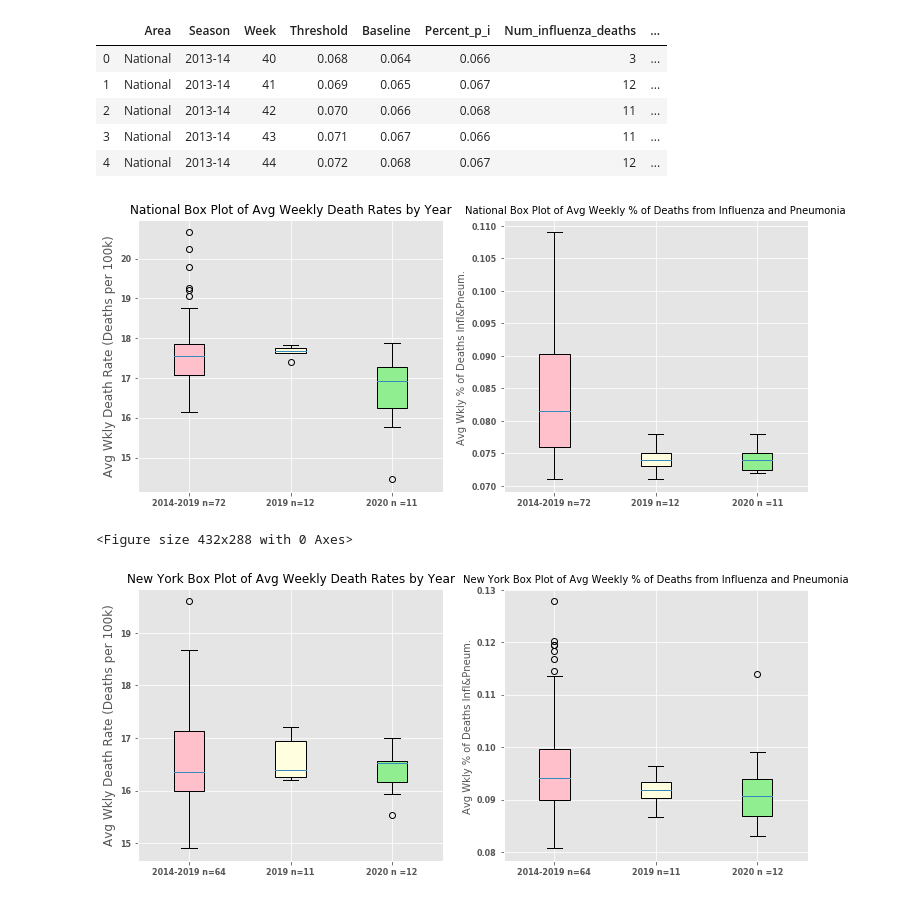
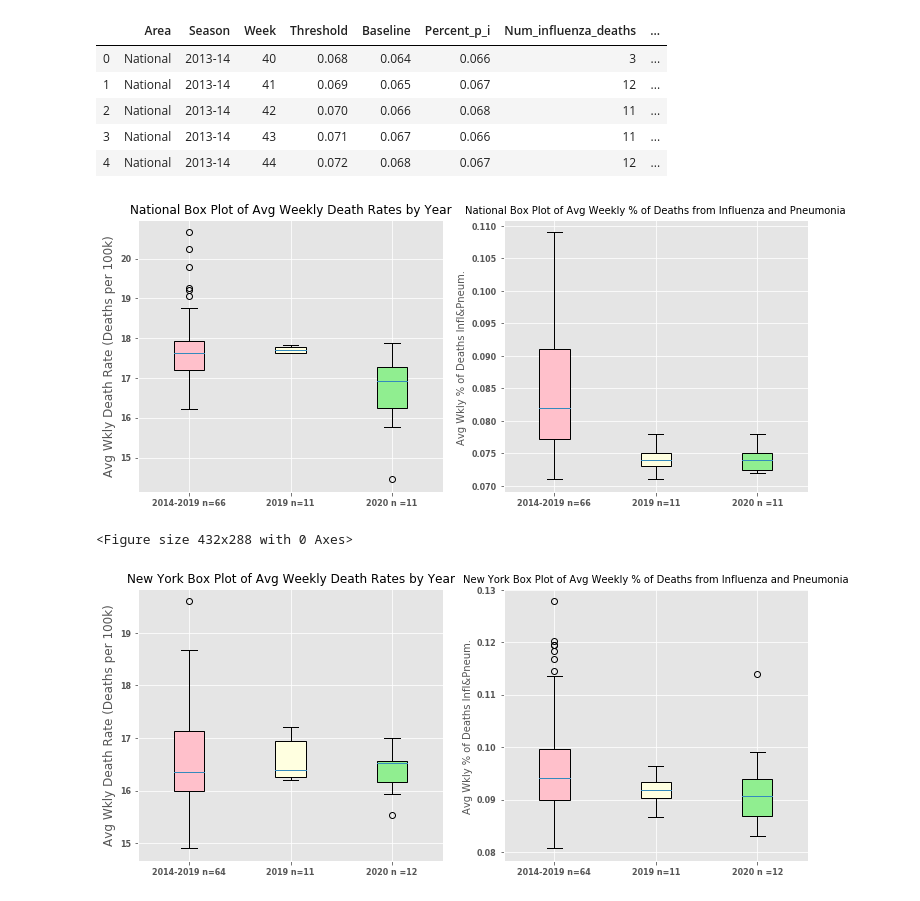
Before and after one commit to jdybuncio/usa-mortality-investigation, a Jupyter notebook: Statistical_Tests.ipynb, the cells around one changed output. Cells and saved outputs as stored; diff of their text form; code cells hidden in the pictures.

Commit message:
Adds some clean up to get visualizations needed

```diff
--- a/Statistical_Tests.ipynb
+++ b/Statistical_Tests.ipynb
@@ -462,9 +462,9 @@ def box_plots(dframe, curr_yr = 2020, starting_yr = 2014, week_end = 12, pct_com
     plt.show()
     plt.tight_layout()
 # %%
-box_plots(df_national_official, 2020, 2014, 12, 1, state = 'National')
+box_plots(df_national_official, 2020, 2014, 11, 1, state = 'National')
 # %% [output]
-[figure, old version]
+[figure, new version]
 <Figure size 432x288 with 0 Axes>
 # %%
 box_plots(df_states_official, 2020, 2014, 12, 1, state = 'New York')
```
Also changed, not shown: 1 other file.
